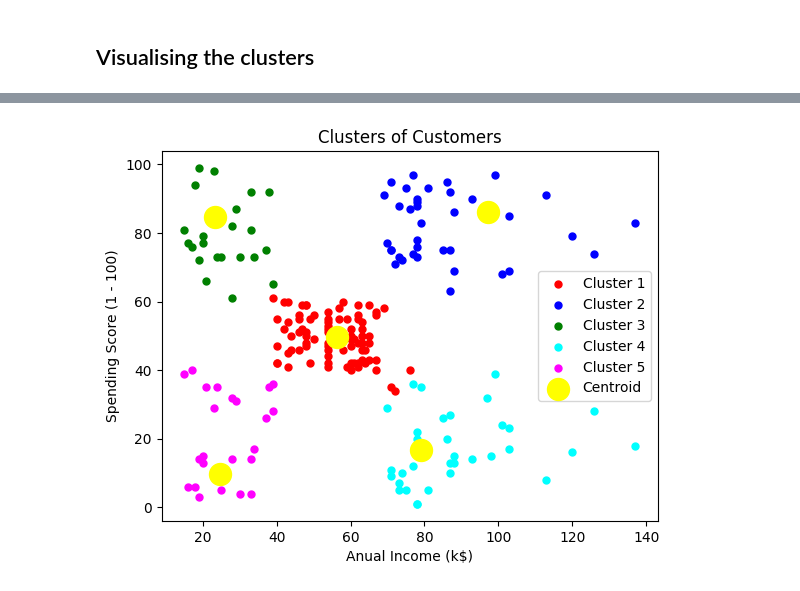
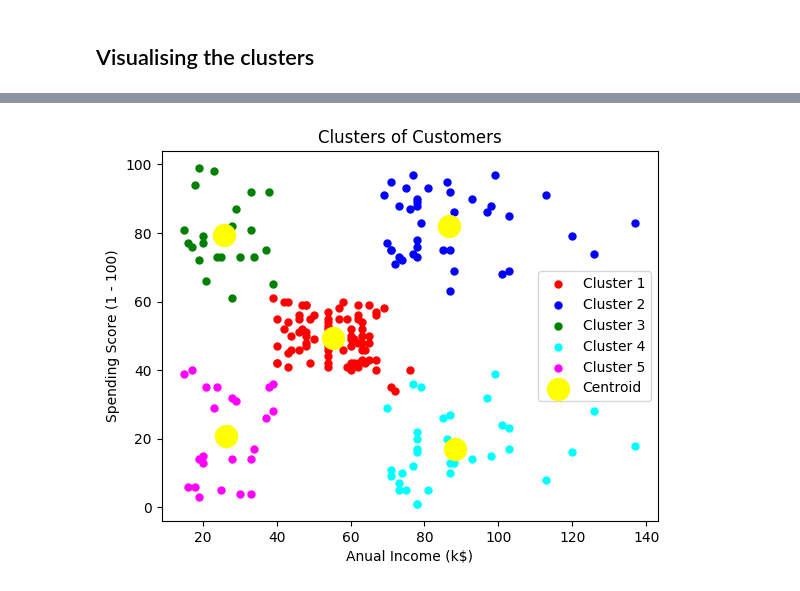
Before and after one commit to VRYeshwanth/AI-ML-Journey, a Jupyter notebook: Part 4 - Clustering/K-Means Clustering/k_means_clustering.ipynb, the cells around one changed output, grey strips where cells are left out. Saved outputs shown, nothing was run; the diff lists cells and outputs as text; code cells hidden in the pictures.

```diff
--- a/Part 4 - Clustering/K-Means Clustering/k_means_clustering.ipynb
+++ b/Part 4 - Clustering/K-Means Clustering/k_means_clustering.ipynb
@@ -68,20 +55,20 @@ array([[ 56.46478873,  49.77464789],
 # %%
 plt.scatter(X[y_kmeans == 0, 0], X[y_kmeans == 0, 1], s=25, c='red', label='Cluster 1')
 
 plt.scatter(X[y_kmeans == 1, 0], X[y_kmeans == 1, 1], s=25, c='blue', label='Cluster 2')
 
 plt.scatter(X[y_kmeans == 2, 0], X[y_kmeans == 2, 1], s=25, c='green', label='Cluster 3')
 
 plt.scatter(X[y_kmeans == 3, 0], X[y_kmeans == 3, 1], s=25, c='cyan', label='Cluster 4')
 
 plt.scatter(X[y_kmeans == 4, 0], X[y_kmeans == 4, 1], s=25, c='magenta', label='Cluster 5')
 
-plt.scatter(kmeans.cluster_centers_[:5, 0], kmeans.cluster_centers_[:5, 1], s=250, c='yellow', label='Centroid')
+plt.scatter(km_cluster.cluster_centers_[:5, 0], km_cluster.cluster_centers_[:5, 1], s=250, c='yellow', label='Centroid')
 
 plt.title("Clusters of Customers")
 plt.xlabel("Anual Income (k$)")
 plt.ylabel("Spending Score (1 - 100)")
 plt.legend()
 plt.show()
 # %% [output]
-[figure, old version]
+[figure, new version]
```
Also changed, not shown: parts of 1 cell of this notebook.
